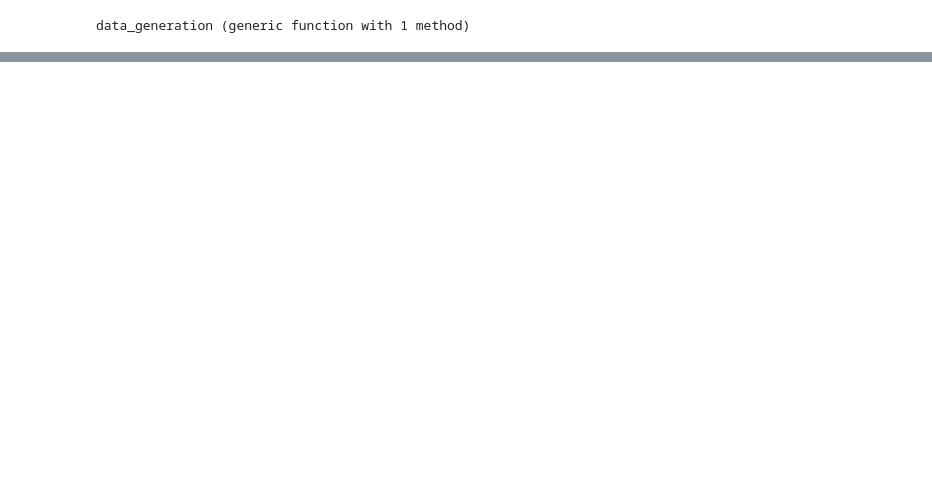
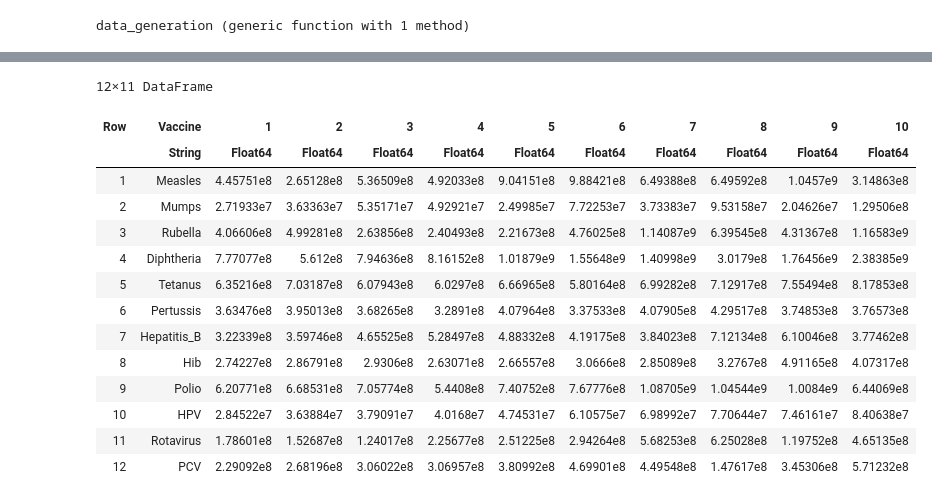
Before and after one commit to nuhorchak/Vaccine_Tender, a Jupyter notebook: Two Stage Deterministic equivalent/random_number_generator.ipynb, the cells around one changed output, grey strips where cells are left out. Drawn from its saved outputs; the diff is of its cells as text; code cells hidden in the pictures; blank space fills up the shorter version.

```diff
--- a/Two Stage Deterministic equivalent/random_number_generator.ipynb
+++ b/Two Stage Deterministic equivalent/random_number_generator.ipynb
@@ -7,5 +26,21 @@ random_data, mean_data = data_generation(2, "../DATA/antigen_CI_Random_generator
 # %%
-random_data
+random_data[50]
+# %% [output]
+12×11 DataFrame
+| Row | Vaccine | 1 | 2 | 3 | 4 | 5 | 6 | 7 | 8 | 9 | 10 |
+|  | String | Float64 | Float64 | Float64 | Float64 | Float64 | Float64 | Float64 | Float64 | Float64 | Float64 |
+| 1 | Measles | 4.45751e8 | 2.65128e8 | 5.36509e8 | 4.92033e8 | 9.04151e8 | 9.88421e8 | 6.49388e8 | 6.49592e8 | 1.0457e9 | 3.14863e8 |
+| 2 | Mumps | 2.71933e7 | 3.63363e7 | 5.35171e7 | 4.92921e7 | 2.49985e7 | 7.72253e7 | 3.73383e7 | 9.53158e7 | 2.04626e7 | 1.29506e8 |
+| 3 | Rubella | 4.06606e8 | 4.99281e8 | 2.63856e8 | 2.40493e8 | 2.21673e8 | 4.76025e8 | 1.14087e9 | 6.39545e8 | 4.31367e8 | 1.16583e9 |
+| 4 | Diphtheria | 7.77077e8 | 5.612e8 | 7.94636e8 | 8.16152e8 | 1.01879e9 | 1.55648e9 | 1.40998e9 | 3.0179e8 | 1.76456e9 | 2.38385e9 |
+| 5 | Tetanus | 6.35216e8 | 7.03187e8 | 6.07943e8 | 6.0297e8 | 6.66965e8 | 5.80164e8 | 6.99282e8 | 7.12917e8 | 7.55494e8 | 8.17853e8 |
+| 6 | Pertussis | 3.63476e8 | 3.95013e8 | 3.68265e8 | 3.2891e8 | 4.07964e8 | 3.37533e8 | 4.07905e8 | 4.29517e8 | 3.74853e8 | 3.76573e8 |
+| 7 | Hepatitis_B | 3.22339e8 | 3.59746e8 | 4.65525e8 | 5.28497e8 | 4.88332e8 | 4.19175e8 | 3.84023e8 | 7.12134e8 | 6.10046e8 | 3.77462e8 |
+| 8 | Hib | 2.74227e8 | 2.86791e8 | 2.9306e8 | 2.63071e8 | 2.66557e8 | 3.0666e8 | 2.85089e8 | 3.2767e8 | 4.91165e8 | 4.07317e8 |
+| 9 | Polio | 6.20771e8 | 6.68531e8 | 7.05774e8 | 5.4408e8 | 7.40752e8 | 7.67776e8 | 1.08705e9 | 1.04544e9 | 1.0084e9 | 6.44069e8 |
+| 10 | HPV | 2.84522e7 | 3.63884e7 | 3.79091e7 | 4.0168e7 | 4.74531e7 | 6.10575e7 | 6.98992e7 | 7.70644e7 | 7.46161e7 | 8.40638e7 |
+| 11 | Rotavirus | 1.78601e8 | 1.52687e8 | 1.24017e8 | 2.25677e8 | 2.51225e8 | 2.94264e8 | 5.68253e8 | 6.25028e8 | 1.19752e8 | 4.65135e8 |
+| 12 | PCV | 2.29092e8 | 2.68196e8 | 3.06022e8 | 3.06957e8 | 3.80992e8 | 4.69901e8 | 4.49548e8 | 1.47617e8 | 3.45306e8 | 5.71232e8 |
 # %%
 mean_data
 # %% [output]
```
Also changed, not shown: parts of 2 cells of this notebook, 44 other files.
